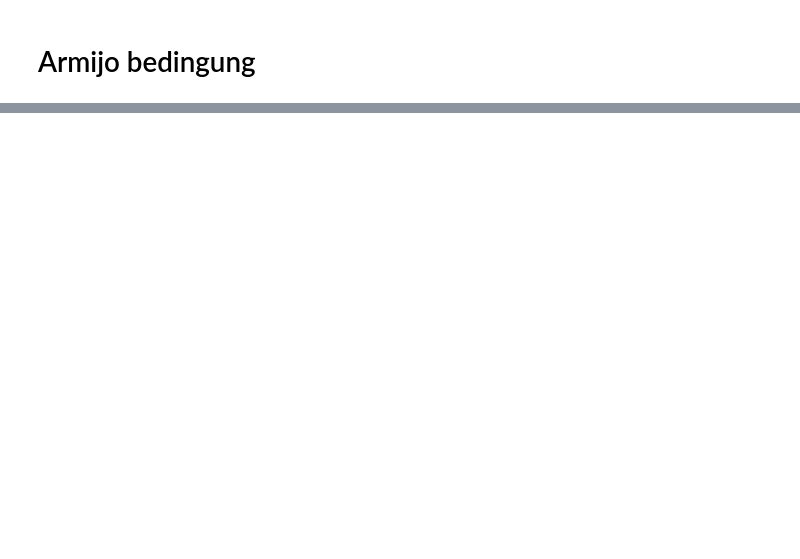
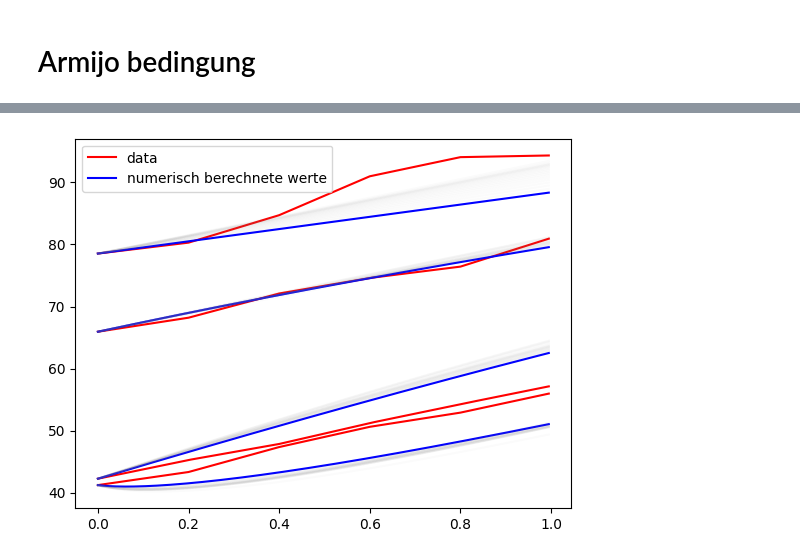
Before and after one commit to TimLockstedt/Opt1, a Jupyter notebook: Vlg_Const_armijo.ipynb, the cells around one changed output, grey strips where cells are left out. Saved outputs shown, nothing was run; the diff lists cells and outputs as text; code cells hidden in the pictures; blank space fills up the shorter version.

Commit message:
armijo bed bilder

```diff
--- a/Vlg_Const_armijo.ipynb
+++ b/Vlg_Const_armijo.ipynb
@@ -288,0 +383,19 @@ plt.show()
+# %%
+# OPtimiierungs prozess an trajektoreien zeigen
+for i in range(test.get_x().shape[0]):
+	if i == 0:
+		plt.plot(test.get_t(), test.get_x()[0,:], label="data", color = "r")
+		plt.plot(test.get_t(),test.get_numx()[0,:],label="numerisch berechnete werte", color = "b")
+	else:
+		plt.plot(test.get_t(), test.get_x()[i,:], color = "r")
+		plt.plot(test.get_t(),test.get_numx()[i,:], color = "b")
+
+max = len(test.get_gesnumx())
+for i in np.arange(0, max, 1):
+    for j in range(test.get_x().shape[0]):
+    	plt.plot(test.get_t(), test.get_gesnumx()[i][j,:], alpha = 0.03, color="gray")
+plt.legend()
+plt.savefig(f"Bilder/{fileName.split("/")[1].split(".")[0]}_{dataset_nuber}_armijo_Figure_Ges_IterationShadow.pdf", dpi=40)
+plt.show()
+# %% [output]
+[figure, added]
```
Also changed, not shown: parts of 17 cells of this notebook, 43 other files.
